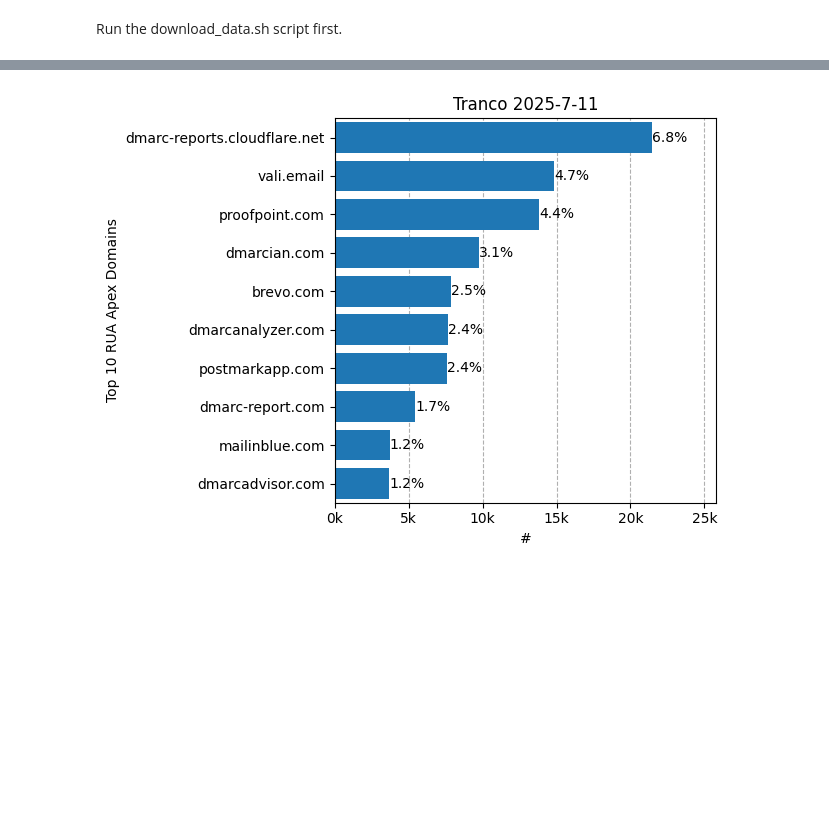
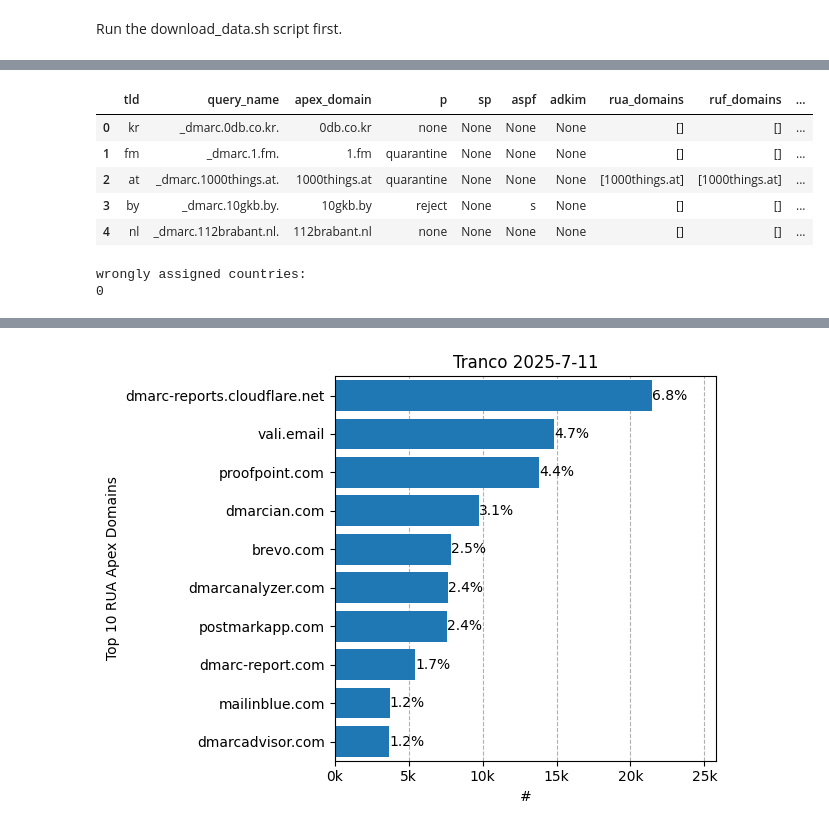
Before and after one commit to internettransparency/dmarc-cctld-research, a Jupyter notebook: notebooks/process-results.ipynb, the cells around one changed output, grey strips where cells are left out. Saved outputs shown, nothing was run; the diff lists cells and outputs as text; code cells hidden in the pictures; blank space fills up the shorter version.

```diff
--- a/notebooks/process-results.ipynb
+++ b/notebooks/process-results.ipynb
@@ -43,0 +97,69 @@ Run the download_data.sh script first.
+# %%
+def is_policy_strict(p, sp):
+    if p in ['none', None, 'invalid']:
+        return False
+    if sp in ['none', 'invalid']:
+        return False
+    return True
+
+
+cctld_dmarc_pdf['is_policy_strict'] = cctld_dmarc_pdf[["p", "sp"]].apply(lambda x: is_policy_strict(x.iloc[0], x.iloc[1]), axis=1)
+display(cctld_dmarc_pdf.head(5))
+# %% [output]
+|  | tld | query_name | apex_domain | p | sp | aspf | adkim | rua_domains | ruf_domains | ... |
+| 0 | kr | _dmarc.0db.co.kr. | 0db.co.kr | none | None | None | None | [] | [] | ... |
+| 1 | fm | _dmarc.1.fm. | 1.fm | quarantine | None | None | None | [] | [] | ... |
+| 2 | at | _dmarc.1000things.at. | 1000things.at | quarantine | None | None | None | [1000things.at] | [1000things.at] | ... |
+| 3 | by | _dmarc.10gkb.by. | 10gkb.by | reject | None | s | None | [] | [] | ... |
+| 4 | nl | _dmarc.112brabant.nl. | 112brabant.nl | none | None | None | None | [] | [] | ... |
+# %%
+def get_country_from_tld(tld):
+    if tld:
+        x = tld
+        if 'gov' == tld:
+            return 'USA'
+        if 'gov' in tld:
+            x = tld.split('.')[-1]
+        if x == 'scot':
+            x = 'uk'
+        if pycountry.countries.get(alpha_2=x):
+            return pycountry.countries.get(alpha_2=x).alpha_3
+        return country_converter.convert(x)  # cover 'uk' domains for example
+    return None
+
+
+def get_aggr_policy_count_per_country(cctld_dmarc_pdf):
+    # Count policies per country (TLD)
+    policy_counts_pdf = cctld_dmarc_pdf.groupby('tld')['is_policy_strict'].agg([
+        ('strict_policies', 'sum'),  # Count of True values
+        ('relaxed_policies', lambda x: (~x).sum())  # Count of False values
+    ]).reset_index()
+
+    # Rename 'tld' to 'country' for clarity
+    #policy_counts_pdf.rename(columns={'tld': 'country'}, inplace=True)
+
+    # 'country' (3-letter ISO codes), 'strict_policies', 'relaxed_policies'
+    policy_counts_pdf["country"] = policy_counts_pdf["tld"].apply(lambda x: get_country_from_tld(x))
+
+    print("wrongly assigned countries:")  # e.g. country_converter.convert('gov') == 'not found'
+    print(len(policy_counts_pdf[(policy_counts_pdf["country"].isna()) | (policy_counts_pdf["country"] == "not found") | (policy_counts_pdf["country"] == "")]))
+
+    # Aggregate by country to handle cases like USA having both 'gov' and 'us' TLDs
+    policy_counts_pdf = policy_counts_pdf.groupby('country').agg({
+        'strict_policies': 'sum',
+        'relaxed_policies': 'sum'
+    }).reset_index()
+
+    # Calculate ratio (handling division by zero)
+    policy_counts_pdf['difference'] = policy_counts_pdf['strict_policies'] - policy_counts_pdf['relaxed_policies']
+    # if relaxed policy is 0, then there will be a div by zero error... just assign 1 to those. and it won't affect the ratio.
+    policy_counts_pdf.loc[policy_counts_pdf['relaxed_policies'] == 0, 'relaxed_policies'] = 1
+    policy_counts_pdf['ratio'] = policy_counts_pdf['strict_policies'] / (policy_counts_pdf['relaxed_policies'])
+    policy_counts_pdf['total_policies'] = policy_counts_pdf['strict_policies'] + policy_counts_pdf['relaxed_policies']
+
+    return policy_counts_pdf
+
+policy_counts_pdf = get_aggr_policy_count_per_country(cctld_dmarc_pdf.copy())
+# %% [output]
+wrongly assigned countries:
+0
```
Also changed, not shown: parts of 14 cells of this notebook, 1 other file.
